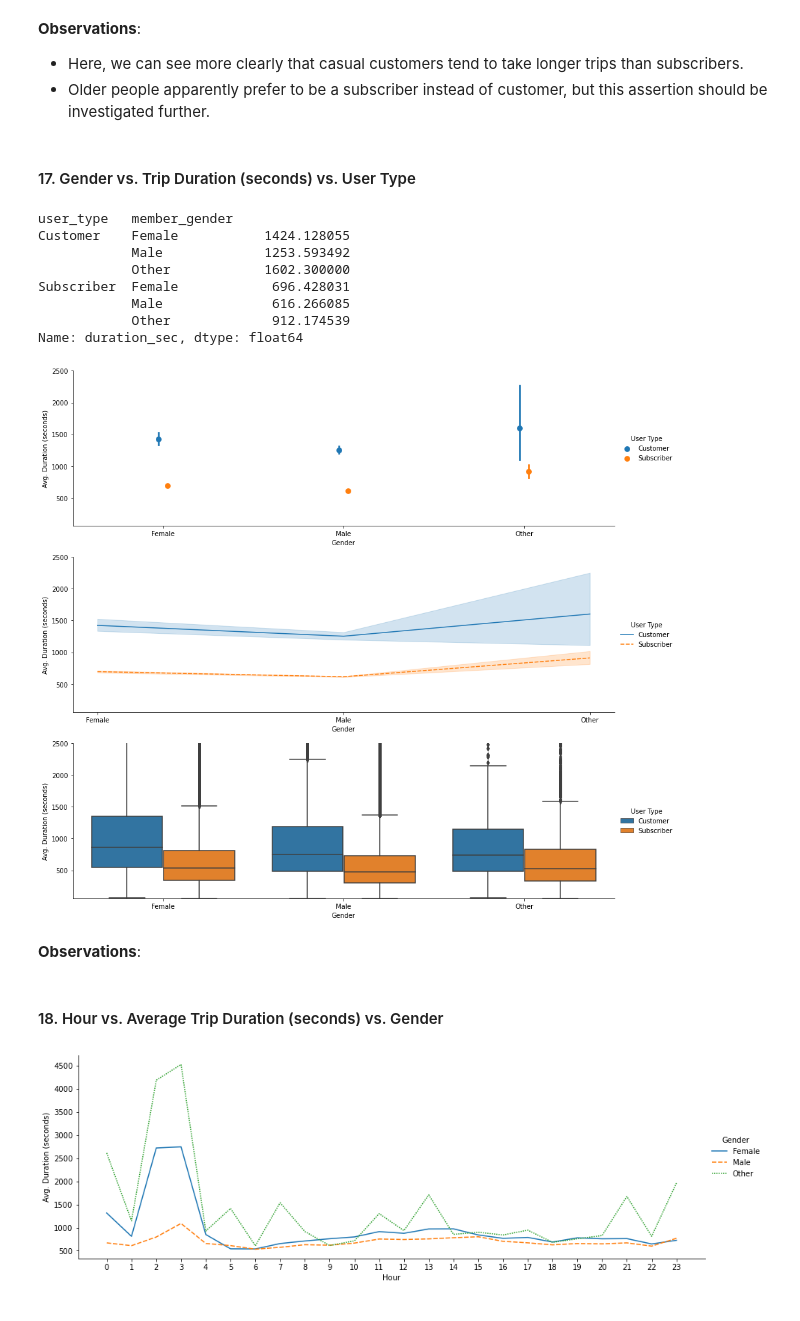
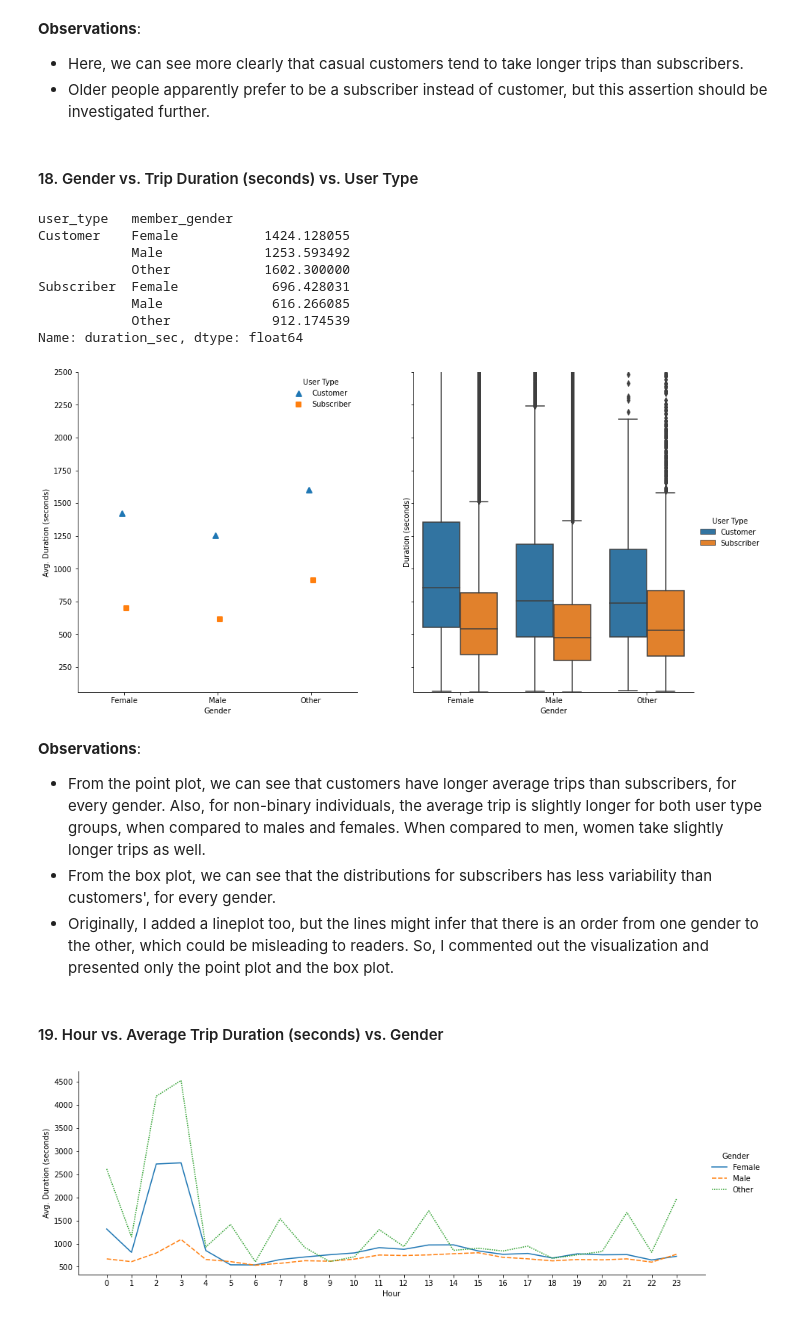
Before and after one commit to tharcyla/communicate-data-findings, a Jupyter notebook: Part_I_Exploration.ipynb, the cells around one changed output. Saved outputs shown, nothing was run; the diff lists cells and outputs as text; code cells hidden in the pictures.

```diff
--- a/Part_I_Exploration.ipynb
+++ b/Part_I_Exploration.ipynb
@@ -983,6 +1033,6 @@ sns.despine();
 - Here, we can see more clearly that casual customers tend to take longer trips than subscribers.
 - Older people apparently prefer to be a subscriber instead of customer, but this assertion should be investigated further.
 # %% [markdown]
-#### 17. Gender vs. Trip Duration (seconds) vs. User Type
+#### 18. Gender vs. Trip Duration (seconds) vs. User Type
 # %%
 # Find the mean trip duration grouped by user type and gender
@@ -1022,37 +1050,42 @@ Name: duration_sec, dtype: float64
 # %%
 # Plot the data using three variables:
 # Gender on the x-axis,
 # Mean trip duration on the y-axis and,
 # User Type a color encoding (hue)
 
-fig, axes = plt.subplots(3, 1, figsize=(15, 15), sharey=True)
+fig, axes = plt.subplots(1, 2, figsize=(15, 8), sharey=True)
 
 # plot 1: point plot
 sns.pointplot(ax=axes[0], data=df, x='member_gender', y='duration_sec', hue='user_type',
-             dodge=True, linestyles="")
-axes[0].legend(title='User Type', frameon=False, loc=6, bbox_to_anchor=(1.0, 0.5))
+             dodge=True, linestyles="", ci=None, markers=["^", "s"])
+sns.despine()
+axes[0].set_yticks(np.arange(0, 2500+250, 250))
+axes[0].legend(title='User Type', frameon=False, loc=1)
 axes[0].set_ylabel('Avg. Duration (seconds)')
 axes[0].set_xlabel('Gender');
 
-# plot 2: line plot
-sns.lineplot(ax=axes[1], data=df, x='member_gender', y='duration_sec', hue='user_type', style='user_type')
-sns.despine()
-axes[1].legend(title='User Type', frameon=False, loc=6, bbox_to_anchor=(1.0, 0.5))
-axes[1].set_ylabel('Avg. Duration (seconds)')
+# # plot 2: line plot
+# sns.lineplot(ax=axes[1], data=df, x='member_gender', y='duration_sec', hue='user_type', style='user_type')
+# sns.despine()
+# axes[1].legend(title='User Type', frameon=False, loc=6, bbox_to_anchor=(1.0, 0.5))
+# axes[1].set_ylabel('Avg. Duration (seconds)')
+# axes[1].set_xlabel('Gender');
+
+# plot 2: box plot
+sns.boxplot(ax=axes[1], data=df, x='member_gender', y='duration_sec', hue='user_type')
+axes[1].set_ylim([60, 2500])
+axes[1].set_ylabel('Duration (seconds)')
 axes[1].set_xlabel('Gender');
-
-# plot 3: box plot
-sns.boxplot(ax=axes[2], data=df, x='member_gender', y='duration_sec', hue='user_type')
-axes[2].set_ylim([60, 2500])
-axes[2].set_ylabel('Avg. Duration (seconds)')
-axes[2].set_xlabel('Gender');
-axes[2].legend(title='User Type', frameon=False, loc=6, bbox_to_anchor=(1.0, 0.5));
+axes[1].legend(title='User Type', frameon=False, loc=6, bbox_to_anchor=(1.0, 0.5));
 # %% [output]
-[figure, old version]
+[figure, new version]
-# %% [markdown]
-**Observations**:
+# %% [markdown]
+**Observations**:
+- From the point plot, we can see that customers have longer average trips than subscribers, for every gender. Also, for non-binary individuals, the average trip is slightly longer for both user type groups, when compared to males and females. When compared to men, women take  slightly longer trips as well.
+- From the box plot, we can see that the distributions for subscribers has less variability than customers', for every gender.
+- Originally, I added a lineplot too, but the lines might infer that there is an order from one gender to the other, which could be misleading to readers. So, I commented out the visualization and presented only the point plot and the box plot.
 # %% [markdown]
-#### 18. Hour vs. Average Trip Duration (seconds) vs. Gender
+#### 19. Hour vs. Average Trip Duration (seconds) vs. Gender
 # %%
 plt.figure(figsize=[15,5])
 sns.lineplot(data=df, x='hour', y='duration_sec', hue='member_gender', style='member_gender', ci=None)
```
Also changed, not shown: parts of 19 cells of this notebook.
